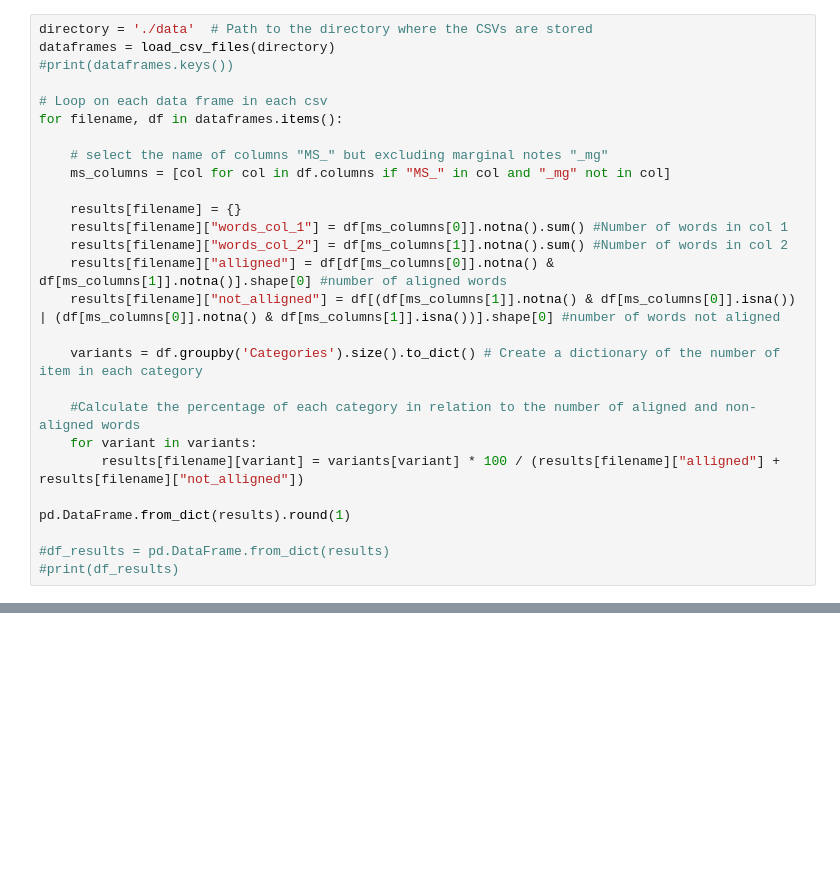
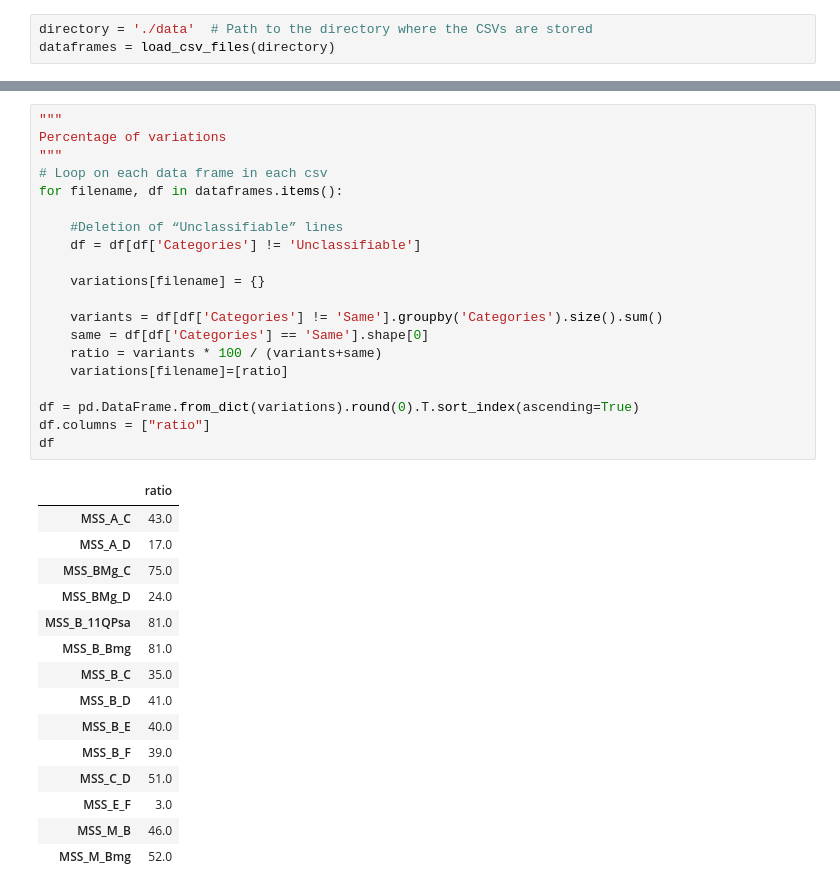
Before and after one commit to metz-theolab/Variant_Analysis_of_Ben_Sira_Hebrew_Manuscripts, a Jupyter notebook: Variant_Analysis.ipynb, the cells around one changed output, grey strips where cells are left out. Saved outputs shown, nothing was run; the diff lists cells and outputs as text; blank space fills up the shorter version.

```diff
--- a/Variant_Analysis.ipynb
+++ b/Variant_Analysis.ipynb
@@ -25,27 +32,3 @@ def load_csv_files(directory):
 # %%
 directory = './data'  # Path to the directory where the CSVs are stored
 dataframes = load_csv_files(directory)
-#print(dataframes.keys())
-
-# Loop on each data frame in each csv
-for filename, df in dataframes.items():
-
-    # select the name of columns "MS_" but excluding marginal notes "_mg"
-    ms_columns = [col for col in df.columns if "MS_" in col and "_mg" not in col]
-
-    results[filename] = {}
-    results[filename]["words_col_1"] = df[ms_columns[0]].notna().sum() #Number of words in col 1
-    results[filename]["words_col_2"] = df[ms_columns[1]].notna().sum() #Number of words in col 2
-    results[filename]["alligned"] = df[df[ms_columns[0]].notna() & df[ms_columns[1]].notna()].shape[0] #number of aligned words
-    results[filename]["not_alligned"] = df[(df[ms_columns[1]].notna() & df[ms_columns[0]].isna()) | (df[ms_columns[0]].notna() & df[ms_columns[1]].isna())].shape[0] #number of words not aligned
-
-    variants = df.groupby('Categories').size().to_dict() # Create a dictionary of the number of item in each category
-
-    #Calculate the percentage of each category in relation to the number of aligned and non-aligned words
-    for variant in variants:
-        results[filename][variant] = variants[variant] * 100 / (results[filename]["alligned"] + results[filename]["not_alligned"])
-
-pd.DataFrame.from_dict(results).round(1)
-
-#df_results = pd.DataFrame.from_dict(results)
-#print(df_results)
@@ -65,0 +79,36 @@ pd.DataFrame.from_dict(results).round(1)
+# %%
+"""
+Percentage of variations
+"""
+# Loop on each data frame in each csv
+for filename, df in dataframes.items():
+
+    #Deletion of “Unclassifiable” lines
+    df = df[df['Categories'] != 'Unclassifiable']
+
+    variations[filename] = {}
+
+    variants = df[df['Categories'] != 'Same'].groupby('Categories').size().sum()
+    same = df[df['Categories'] == 'Same'].shape[0]
+    ratio = variants * 100 / (variants+same)
+    variations[filename]=[ratio]
+
+df = pd.DataFrame.from_dict(variations).round(0).T.sort_index(ascending=True)
+df.columns = ["ratio"]
+df
+# %% [output]
+|  | ratio |
+| MSS_A_C | 43.0 |
+| MSS_A_D | 17.0 |
+| MSS_BMg_C | 75.0 |
+| MSS_BMg_D | 24.0 |
+| MSS_B_11QPsa | 81.0 |
+| MSS_B_Bmg | 81.0 |
+| MSS_B_C | 35.0 |
+| MSS_B_D | 41.0 |
+| MSS_B_E | 40.0 |
+| MSS_B_F | 39.0 |
+| MSS_C_D | 51.0 |
+| MSS_E_F | 3.0 |
+| MSS_M_B | 46.0 |
+| MSS_M_Bmg | 52.0 |
```
Also changed, not shown: parts of 8 cells of this notebook, 1 other file.
